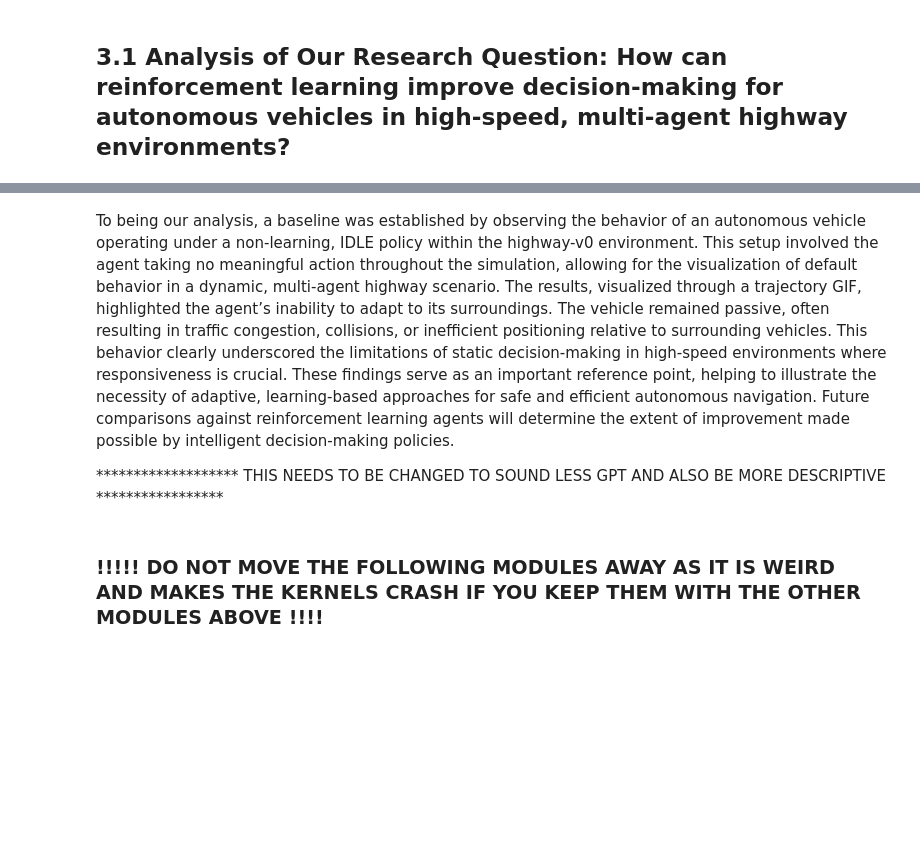
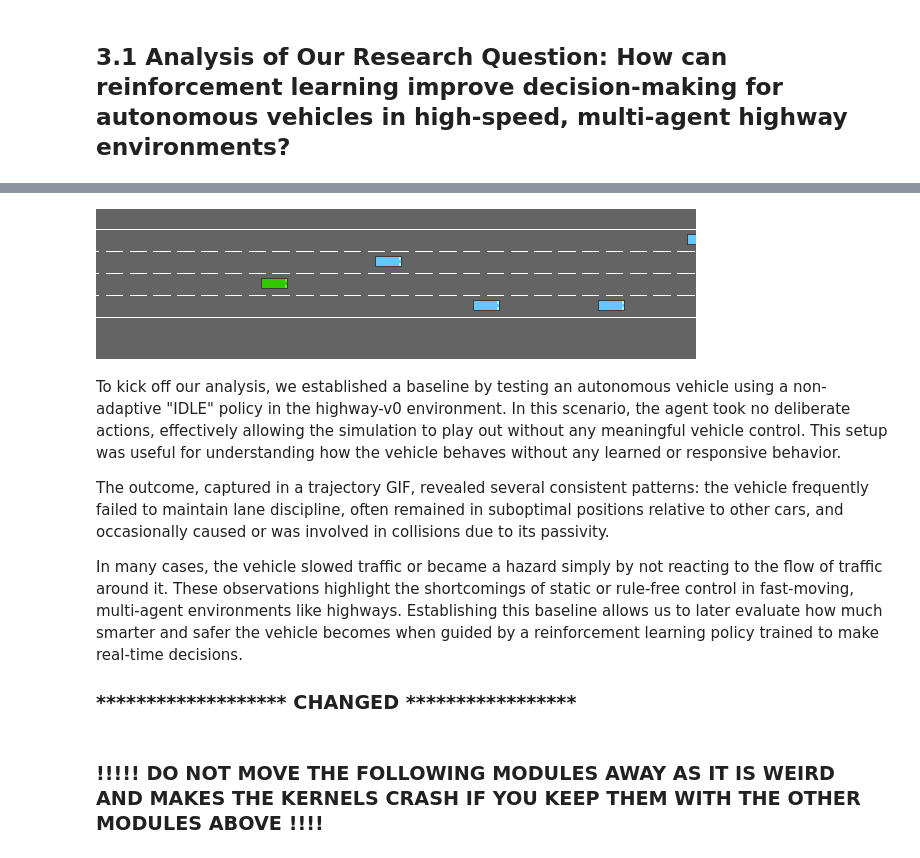
Before and after one commit to Juan-Carlos-D/NN-Team, a Jupyter notebook: Labs/Lab Four/Rough Drafts/RD 3.ipynb, the cells around one changed output, grey strips where cells are left out. Saved outputs shown, nothing was run; the diff lists cells and outputs as text; code cells hidden in the pictures; blank space fills up the shorter version.

```diff
--- a/Labs/Lab Four/Rough Drafts/RD 3.ipynb
+++ b/Labs/Lab Four/Rough Drafts/RD 3.ipynb
@@ -224,36 +232,37 @@ Together, these methods offer a comprehensive approach to evaluating the practic
 # %%
-# # Setup
-# env = gymnasium.make("highway-v0", render_mode="rgb_array",
-#                         config={"lanes_count": 4, "collision_reward": -5,  'high_speed_reward': 0.6,
-#                                 'right_lane_reward': 0.2,
-#                                 'lane_change_reward': -0.05,
-#                                 'reward_speed_range': [15, 30],
-#                                 'vehicles_count': 40,
-#                                 'duration': 50})
-# obs, _ = env.reset()
+## Setup
+env = gym.make("highway-v0", render_mode="rgb_array",
+                        config={"lanes_count": 4, "collision_reward": -5,  'high_speed_reward': 0.6,
+                                 'right_lane_reward': 0.2,
+                                'lane_change_reward': -0.05,
+                                 'reward_speed_range': [15, 30],
+                                'vehicles_count': 40,
+                                 'duration': 50})
+obs, _ = env.reset()
 
-# frames = []
+frames = []
 
-# # Collect frames
-# for _ in range(200):
-#     action = env.unwrapped.action_type.actions_indexes["IDLE"]
-#     obs, reward, done, truncated, info = env.step(action)
-#     frame = env.render()
-#     frames.append(frame)
-#     if done or truncated:
-#         break
+## Collect frames
+for _ in range(200):
+     action = env.unwrapped.action_type.actions_indexes["IDLE"]
+     obs, reward, done, truncated, info = env.step(action)
+     frame = env.render()
+     frames.append(frame)
+     if done or truncated:
+         break
 
-# env.close()
+env.close()
 
-# # Add 3-second pause at the end (15 frames at 5 FPS)
-# frames.extend([frames[-1]] * 15)
+## Add 3-second pause at the end (15 frames at 5 FPS)
+frames.extend([frames[-1]] * 15)
 
-# # Save to GIF
-# gif_path = "trajectory.gif"
-# imageio.mimsave(gif_path, frames, fps=5, loop=0)
+## Save to GIF
+gif_path = "trajectory.gif"
+imageio.mimsave(gif_path, frames, fps=5, loop=0)
 
-# # ✅ Display the actual GIF correctly
-# with open(gif_path, "rb") as f:
-#     gif_bytes = f.read()
+## Display the actual GIF correctly
+with open(gif_path, "rb") as f:
+     gif_bytes = f.read()
 
-# IPImage(data=gif_bytes, format='gif')
+IPImage(data=gif_bytes, format='gif')
+# %% [output]
@@ -260,7 +271,12 @@ Together, these methods offer a comprehensive approach to evaluating the practic
+[figure, added]
-# %% [markdown]
-To being our analysis, a baseline was established by observing the behavior of an autonomous vehicle operating under a non-learning, IDLE policy within the highway-v0 environment. This setup involved the agent taking no meaningful action throughout the simulation, allowing for the visualization of default behavior in a dynamic, multi-agent highway scenario. The results, visualized through a trajectory GIF, highlighted the agent’s inability to adapt to its surroundings. The vehicle remained passive, often resulting in traffic congestion, collisions, or inefficient positioning relative to surrounding vehicles. This behavior clearly underscored the limitations of static decision-making in high-speed environments where responsiveness is crucial. These findings serve as an important reference point, helping to illustrate the necessity of adaptive, learning-based approaches for safe and efficient autonomous navigation. Future comparisons against reinforcement learning agents will determine the extent of improvement made possible by intelligent decision-making policies.
-
-******************* THIS NEEDS TO BE CHANGED TO SOUND LESS GPT AND ALSO BE MORE DESCRIPTIVE *****************
+# %% [markdown]
+To kick off our analysis, we established a baseline by testing an autonomous vehicle using a non-adaptive "IDLE" policy in the highway-v0 environment. In this scenario, the agent took no deliberate actions, effectively allowing the simulation to play out without any meaningful vehicle control. This setup was useful for understanding how the vehicle behaves without any learned or responsive behavior.
+
+The outcome, captured in a trajectory GIF, revealed several consistent patterns: the vehicle frequently failed to maintain lane discipline, often remained in suboptimal positions relative to other cars, and occasionally caused or was involved in collisions due to its passivity.
+
+In many cases, the vehicle slowed traffic or became a hazard simply by not reacting to the flow of traffic around it. These observations highlight the shortcomings of static or rule-free control in fast-moving, multi-agent environments like highways. Establishing this baseline allows us to later evaluate how much smarter and safer the vehicle becomes when guided by a reinforcement learning policy trained to make real-time decisions.
+
+### ******************* CHANGED *****************
 # %% [markdown]
 ### !!!!! DO NOT MOVE THE FOLLOWING MODULES AWAY AS IT IS WEIRD AND MAKES THE KERNELS CRASH IF YOU KEEP THEM WITH THE OTHER MODULES ABOVE !!!!
 # %%
```
Also changed, not shown: parts of 15 cells of this notebook, 1 other file.
